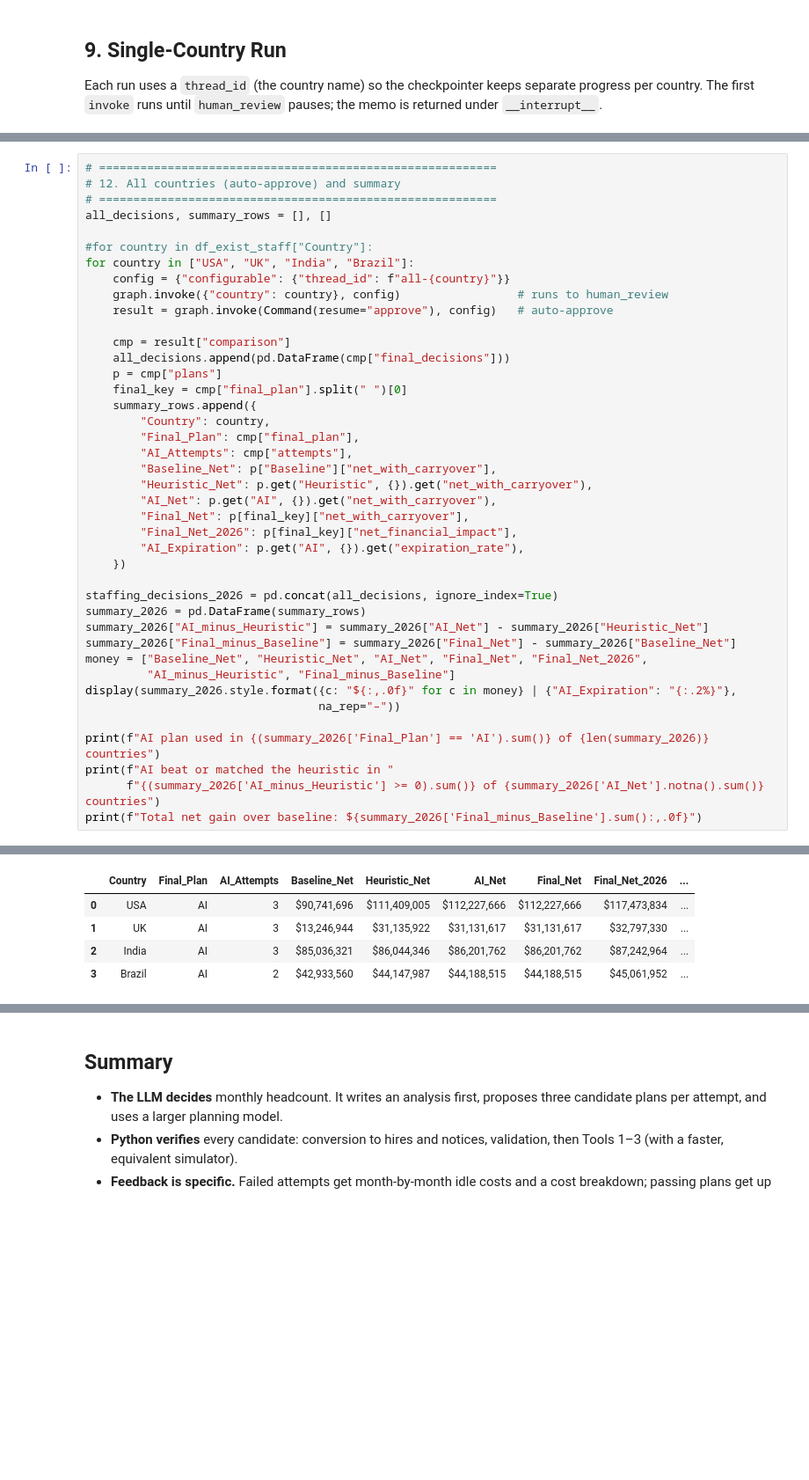
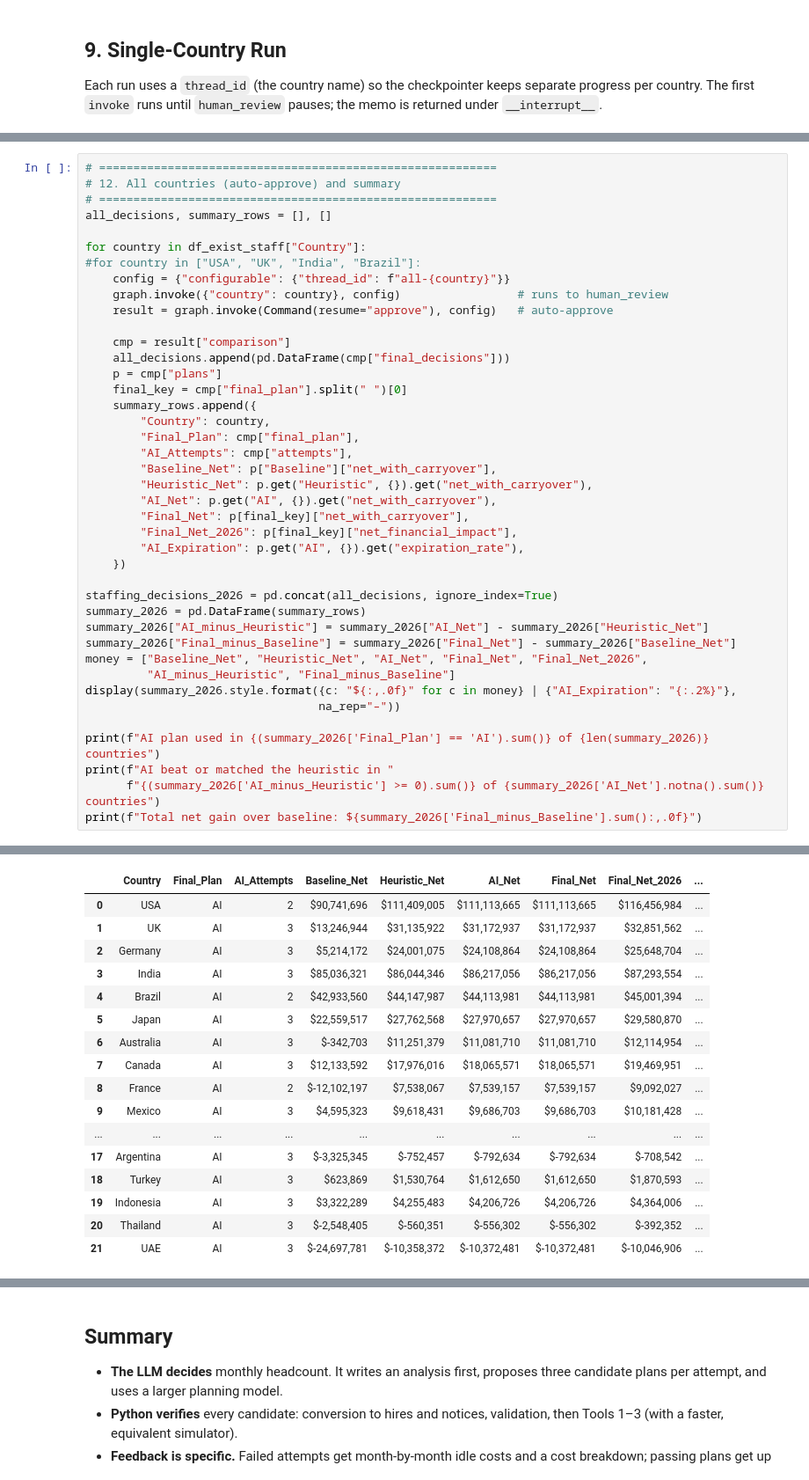
Before and after one commit to aschan12/DADS5250Hackathon, a Jupyter notebook: Hackathon_notebook.ipynb, the cells around one changed output, grey strips where cells are left out. Shown at 88% size. Saved outputs shown, nothing was run; the diff lists cells and outputs as text; blank space fills up the shorter version.

```diff
--- a/Hackathon_notebook.ipynb
+++ b/Hackathon_notebook.ipynb
@@ -1855,8 +1853,8 @@ the 2027 carry-over; `Final_Net_2026` is Tool 3's 2026-only figure for the chose
 # ==========================================================
 all_decisions, summary_rows = [], []
 
-#for country in df_exist_staff["Country"]:
-for country in ["USA", "UK", "India", "Brazil"]:
+for country in df_exist_staff["Country"]:
+#for country in ["USA", "UK", "India", "Brazil"]:
     config = {"configurable": {"thread_id": f"all-{country}"}}
     graph.invoke({"country": country}, config)                 # runs to human_review
     result = graph.invoke(Command(resume="approve"), config)   # auto-approve
@@ -1907,9 +1905,21 @@ print(f"Total net gain over baseline: ${summary_2026['Final_minus_Baseline'].sum
 --- compare ---
 --- write_memo ---
 --- human_review (paused) ---
 --- human_review (paused) ---
 |  | Country | Final_Plan | AI_Attempts | Baseline_Net | Heuristic_Net | AI_Net | Final_Net | Final_Net_2026 | ... |
-| 0 | USA | AI | 3 | $90,741,696 | $111,409,005 | $112,227,666 | $112,227,666 | $117,473,834 | ... |
-| 1 | UK | AI | 3 | $13,246,944 | $31,135,922 | $31,131,617 | $31,131,617 | $32,797,330 | ... |
-| 2 | India | AI | 3 | $85,036,321 | $86,044,346 | $86,201,762 | $86,201,762 | $87,242,964 | ... |
-| 3 | Brazil | AI | 2 | $42,933,560 | $44,147,987 | $44,188,515 | $44,188,515 | $45,061,952 | ... |
+| 0 | USA | AI | 2 | $90,741,696 | $111,409,005 | $111,113,665 | $111,113,665 | $116,456,984 | ... |
+| 1 | UK | AI | 3 | $13,246,944 | $31,135,922 | $31,172,937 | $31,172,937 | $32,851,562 | ... |
+| 2 | Germany | AI | 3 | $5,214,172 | $24,001,075 | $24,108,864 | $24,108,864 | $25,648,704 | ... |
+| 3 | India | AI | 3 | $85,036,321 | $86,044,346 | $86,217,056 | $86,217,056 | $87,293,554 | ... |
+| 4 | Brazil | AI | 2 | $42,933,560 | $44,147,987 | $44,113,981 | $44,113,981 | $45,001,394 | ... |
+| 5 | Japan | AI | 3 | $22,559,517 | $27,762,568 | $27,970,657 | $27,970,657 | $29,580,870 | ... |
+| 6 | Australia | AI | 3 | $-342,703 | $11,251,379 | $11,081,710 | $11,081,710 | $12,114,954 | ... |
+| 7 | Canada | AI | 3 | $12,133,592 | $17,976,016 | $18,065,571 | $18,065,571 | $19,469,951 | ... |
+| 8 | France | AI | 2 | $-12,102,197 | $7,538,067 | $7,539,157 | $7,539,157 | $9,092,027 | ... |
+| 9 | Mexico | AI | 3 | $4,595,323 | $9,618,431 | $9,686,703 | $9,686,703 | $10,181,428 | ... |
+| ... | ... | ... | ... | ... | ... | ... | ... | ... | ... |
+| 17 | Argentina | AI | 3 | $-3,325,345 | $-752,457 | $-792,634 | $-792,634 | $-708,542 | ... |
+| 18 | Turkey | AI | 3 | $623,869 | $1,530,764 | $1,612,650 | $1,612,650 | $1,870,593 | ... |
+| 19 | Indonesia | AI | 3 | $3,322,289 | $4,255,483 | $4,206,726 | $4,206,726 | $4,364,006 | ... |
+| 20 | Thailand | AI | 3 | $-2,548,405 | $-560,351 | $-556,302 | $-556,302 | $-392,352 | ... |
+| 21 | UAE | AI | 3 | $-24,697,781 | $-10,358,372 | $-10,372,481 | $-10,372,481 | $-10,046,906 | ... |
```
Also changed, not shown: parts of 6 cells of this notebook.
